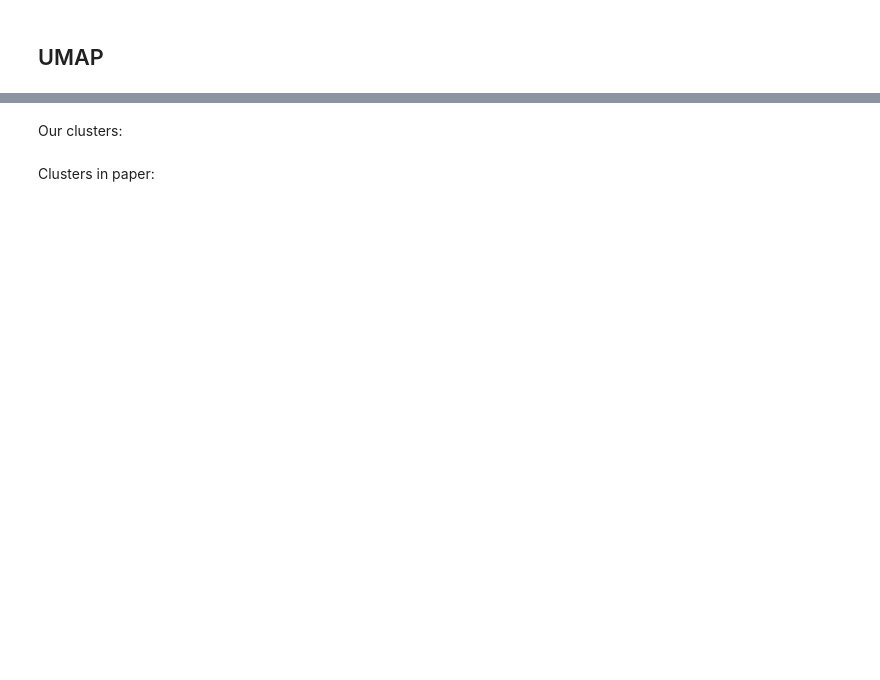
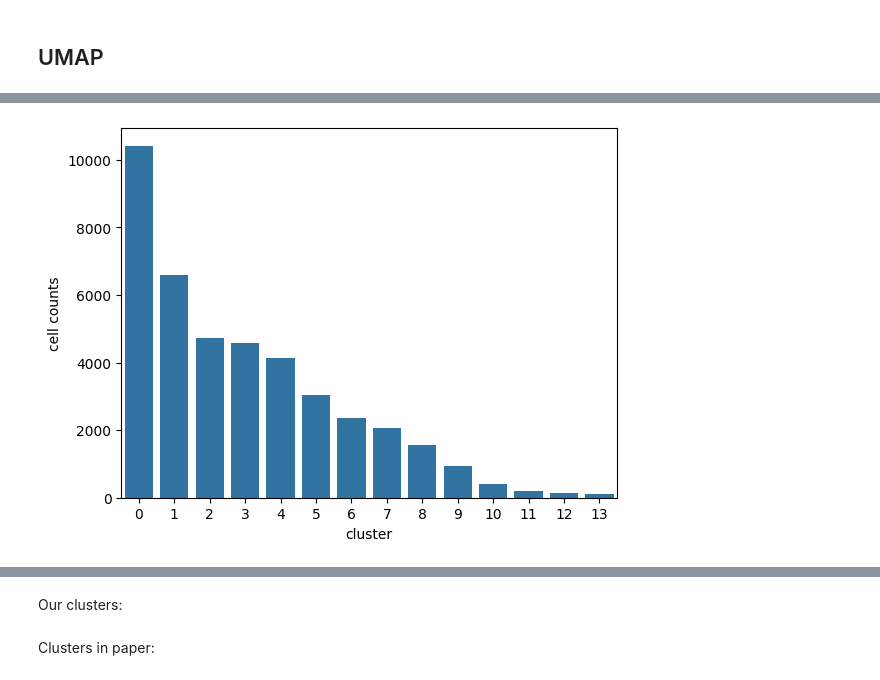
Before and after one commit to rbonazzola/scrna-pipeline, a Jupyter notebook: pipeline.ipynb, the cells around one changed output, grey strips where cells are left out. Drawn from its saved outputs; the diff is of its cells as text; code cells hidden in the pictures; blank space fills up the shorter version.

```diff
--- a/pipeline.ipynb
+++ b/pipeline.ipynb
@@ -143,16 +309,18 @@ sorted(all_data.obs['leiden'].unique().astype(int))
 # %%
 import pandas as pd
 import seaborn as sns
 import matplotlib.pyplot as plt
 
 data={}
-for v in sorted(all_data.obs['leiden'].unique().astype(int)):
-    data[v]=all_data[all_data.obs['leiden']==str(v)].shape[0]# /all_data.shape[0]*100
+for v in sorted(all_data.obs['louvain'].unique().astype(int)):
+    data[v]=all_data[all_data.obs['louvain']==str(v)].shape[0]# /all_data.shape[0]*100
 df = pd.DataFrame.from_dict(data, orient='index', columns=['cell counts'])
 df['cluster'] = df.index
 df =df.reset_index(drop=True)
 sns.barplot(data=df, x='cluster', y='cell counts')
 plt.show()
+# %% [output]
+[figure, added]
 # %%
 import warnings
 warnings.filterwarnings("ignore")
```
Also changed, not shown: parts of 43 cells of this notebook.
